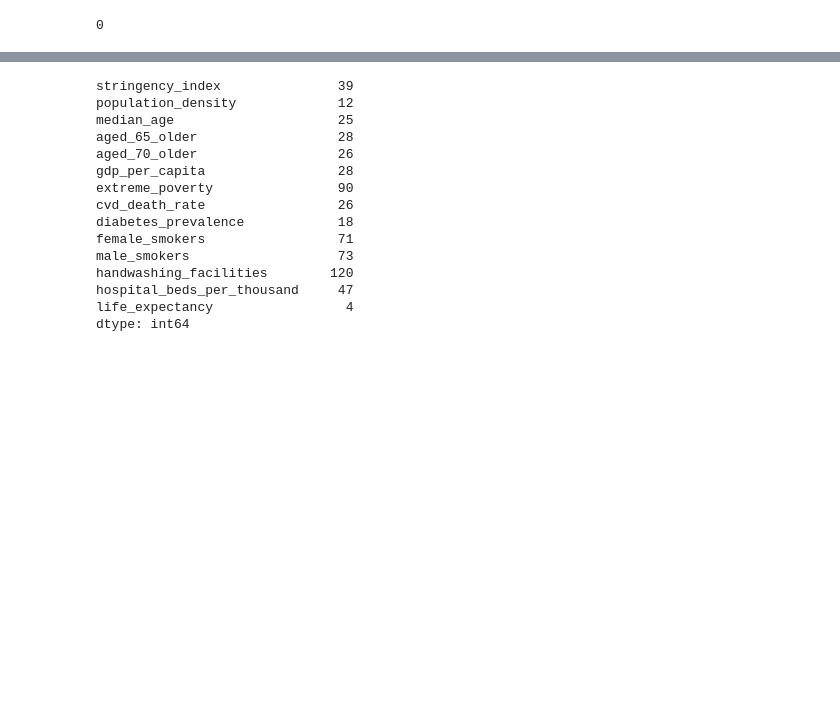
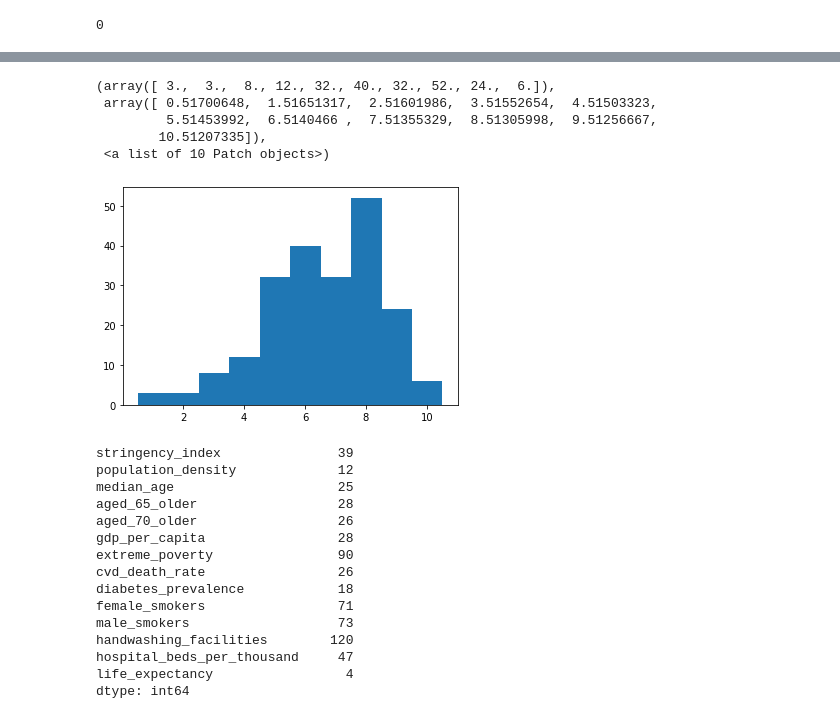
Before and after one commit to sherna90/mineria_datos, a Jupyter notebook: 3.-modelos_lineales.ipynb, the cells around one changed output, grey strips where cells are left out. Cells and saved outputs as stored; diff of their text form; code cells hidden in the pictures; blank space fills up the shorter version.

```diff
--- a/3.-modelos_lineales.ipynb
+++ b/3.-modelos_lineales.ipynb
@@ -292,5 +301,14 @@ y.isna().sum()
 # %%
 y=np.log(y)
+# %%
+plt.hist(y)
+# %% [output]
+(array([ 3.,  3.,  8., 12., 32., 40., 32., 52., 24.,  6.]),
+ array([ 0.51700648,  1.51651317,  2.51601986,  3.51552654,  4.51503323,
+         5.51453992,  6.5140466 ,  7.51355329,  8.51305998,  9.51256667,
+        10.51207335]),
+ <a list of 10 Patch objects>)
+[figure, added]
 # %%
 cols=['stringency_index',
             'population_density',
```
Also changed, not shown: parts of 4 cells of this notebook.
